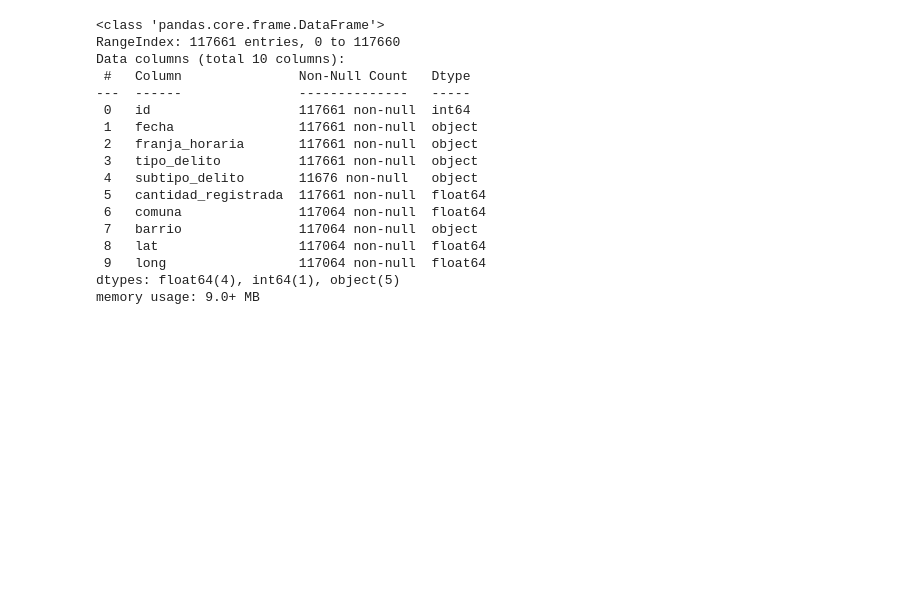
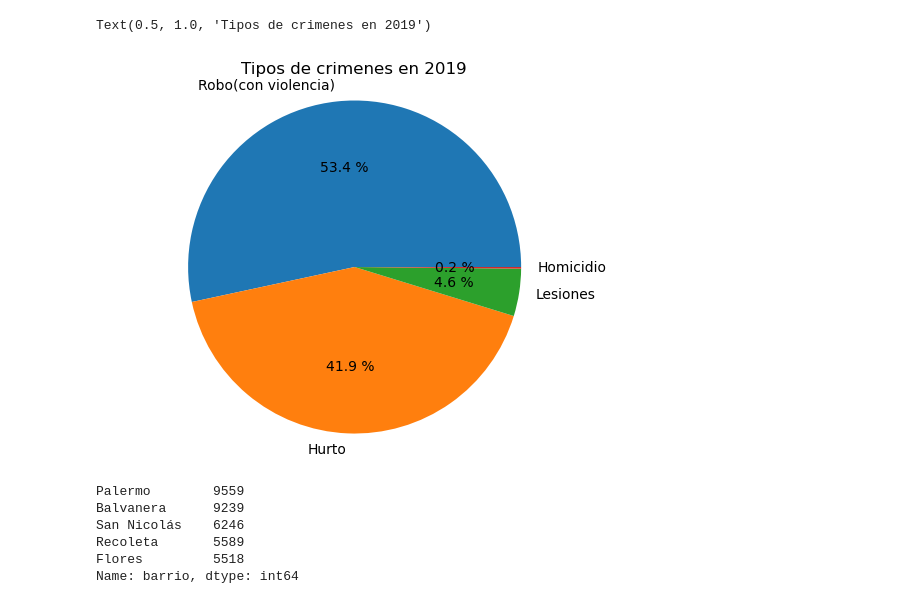
Before and after one commit to monardop/Jupyter-Practice, a Jupyter notebook: DelitosArg/DelitosArg.ipynb, the cells around one changed output. Drawn from its saved outputs; the diff is of its cells as text; code cells hidden in the pictures; blank space fills up the shorter version.

```diff
--- a/DelitosArg/DelitosArg.ipynb
+++ b/DelitosArg/DelitosArg.ipynb
@@ -6,29 +34,26 @@ Este trabajo trata de analizar esta problemática con las herramientas vistas en
+# %%
+legend = ["Robo(con violencia)", "Hurto", "Lesiones", "Homicidio"]
+plt.pie(data["tipo_delito"].value_counts(),labels= legend , autopct= "%0.1f %%")
+plt.axis("equal")
+plt.title("Tipos de crimenes en 2019")
+# %% [output]
+Text(0.5, 1.0, 'Tipos de crimenes en 2019')
+[figure, added]
+# %%
+data["barrio"].value_counts().head(5)
+# %% [output]
+Palermo        9559
+Balvanera      9239
+San Nicolás    6246
+Recoleta       5589
+Flores         5518
+Name: barrio, dtype: int64
 # %%
 import pandas as pd
 import numpy as np
 import matplotlib.pyplot as plt
 # %%
 data = pd.read_csv(r"C:/Users/User/Desktop/Jupyter-Practice/DelitosArg/delitos2019.csv")
-# %%
-data.info()
-# %% [output]
-<class 'pandas.core.frame.DataFrame'>
-RangeIndex: 117661 entries, 0 to 117660
-Data columns (total 10 columns):
- #   Column               Non-Null Count   Dtype
----  ------               --------------   -----
- 0   id                   117661 non-null  int64
- 1   fecha                117661 non-null  object
- 2   franja_horaria       117661 non-null  object
- 3   tipo_delito          117661 non-null  object
- 4   subtipo_delito       11676 non-null   object
- 5   cantidad_registrada  117661 non-null  float64
- 6   comuna               117064 non-null  float64
- 7   barrio               117064 non-null  object
- 8   lat                  117064 non-null  float64
- 9   long                 117064 non-null  float64
-dtypes: float64(4), int64(1), object(5)
-memory usage: 9.0+ MB
 # %%
 data["fecha"] = pd.to_datetime(data["fecha"])
 # %%
```
Also changed, not shown: parts of 13 cells of this notebook.
